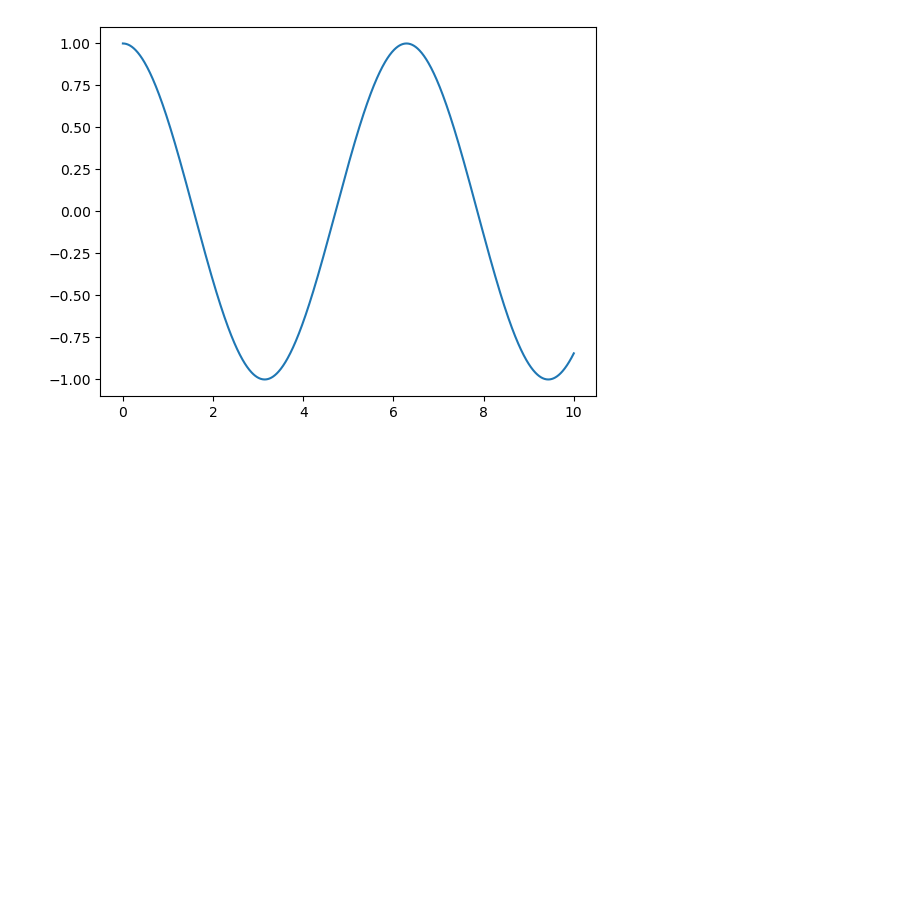
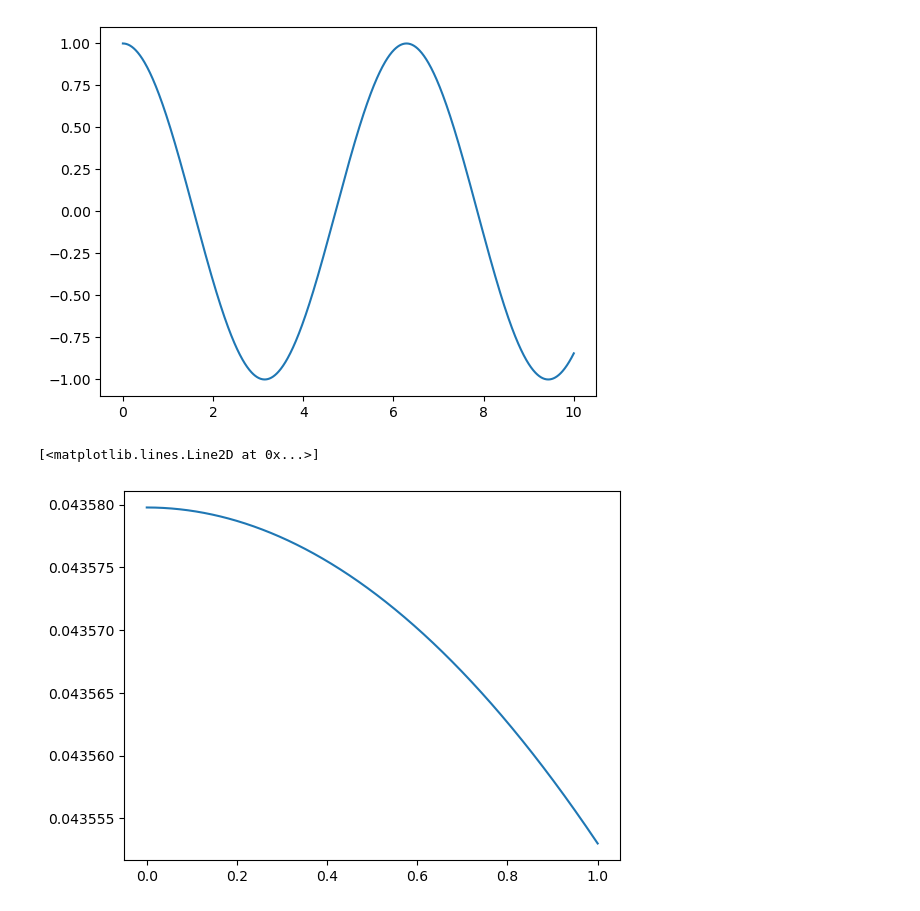
Before and after one commit to cosmosapjw-quantum/gw2026, a Jupyter notebook: test.ipynb, the cells around one changed output. Drawn from its saved outputs; the diff is of its cells as text; code cells hidden in the pictures; blank space fills up the shorter version.

Commit message:
poisson solver

```diff
--- a/test.ipynb
+++ b/test.ipynb
@@ -121,10 +114,50 @@ def enthalpy(rho, K, n):
 # %%
-rhoc=1.28*1e-3
+def rkheunPoisson(phiddot,hdot,phi_ini,h_ini,t_ini,t_fin,point):
+
+    step = (t_fin-t_ini)/point
+    t=np.linspace(t_ini,t_fin,point)
+
+    phi=np.empty(point)
+    phidot=np.empty(point)
+
+    h=np.empty(point)
+
+    phi[0], phidot[0] = phi_ini
+    h[0] = h_ini
+
+    for i in range(point-1):
+        k1phi=phiddot(t[i],phi[i],phidot[i],h[i])
+        k1h=hdot(t[i],phi[i],phidot[i],h[i])
+        k2phi=phiddot(t[i+1],phi[i]+step*phidot[i],phidot[i]+step*k1phi,h[i]+step*k1h)
+        k2h=hdot(t[i+1],phi[i]+step*phidot[i],phidot[i]+step*k1phi,h[i]+step*k1h)
+
+        phi[i+1]=phi[i] + step*phidot[i] + 0.5 * step**2 * k1phi
+        phidot[i+1]=phidot[i] + 0.5*step*(k1phi+k2phi)
+        h[i+1]=h[i] + 0.5*step*(k1h+k2h)
+
+    return t, phi, phidot, h
 # %%
 K = 1.0*1e2
 n = 0.8
+rhoc = 1.28*1e-3
+Rs = 1.0*1e-1
 
-ent1 = enthalpy(rho, K, n)
+def hdot(rhat,phi,phidot,h):
+    return - phidot
 
-def phiddot(rhat,phi,phidot):
-    return -(2./rhat)*phidot + 4.*np.pi* Rs**2 * (enthalpy(rho,K,n)/(K(n+1)))**n
+def phiddot(rhat,phi,phidot,h):
+    return -(2./rhat)*phidot + 4.*np.pi* Rs**2 * (h/(K*(n+1)))**n
+# %%
+phi_ini=[0.0,0.0]
+h_ini=K*(1+n)*rhoc**(1./n)
+
+rhat_ini = 1.0e-5
+rhat_fin = 1.0
+point = 1000
+
+rhat, phi, phidot, h = rkheunPoisson(phiddot,hdot,phi_ini,h_ini,rhat_ini,rhat_fin,point)
+# %%
+plt.plot(rhat,h)
+# %% [output]
+[<matplotlib.lines.Line2D at 0x...>]
+[figure, added]
```
Also changed, not shown: parts of 2 cells of this notebook.
